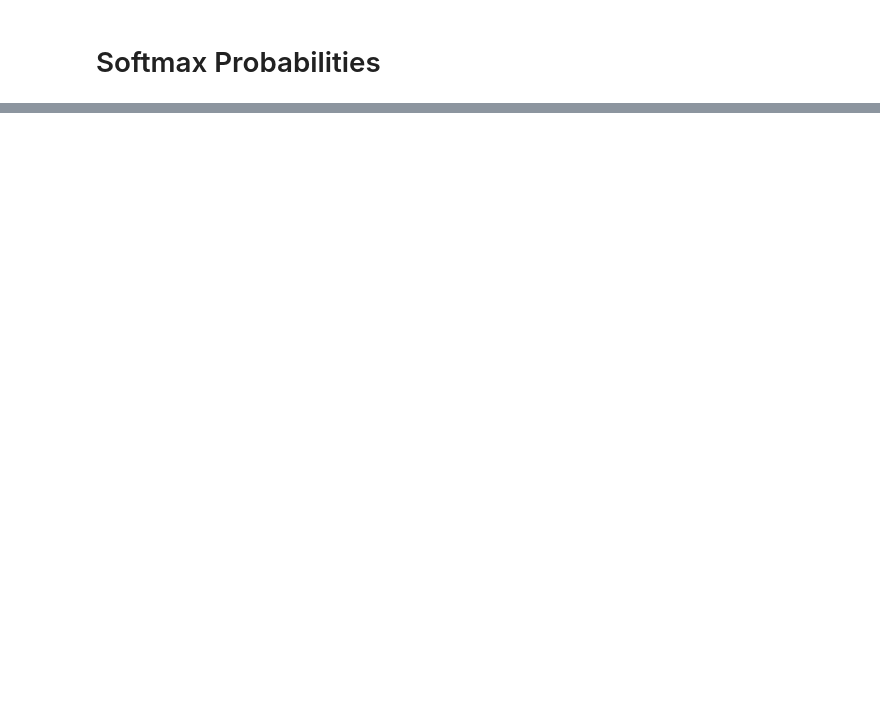
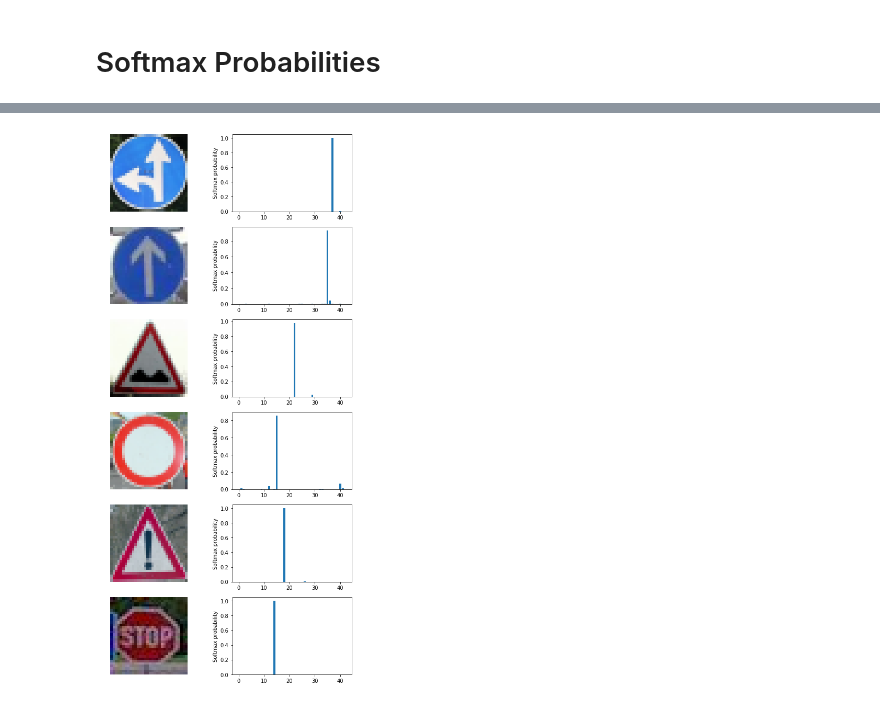
Before and after one commit to rajatgoyal715/Traffic-Sign-Classification, a Jupyter notebook: Traffic_Sign_Classifier.ipynb, the cells around one changed output, grey strips where cells are left out. Saved outputs shown, nothing was run; the diff lists cells and outputs as text; code cells hidden in the pictures; blank space fills up the shorter version.

```diff
--- a/Traffic_Sign_Classifier.ipynb
+++ b/Traffic_Sign_Classifier.ipynb
@@ -621,11 +641,17 @@ INFO:tensorflow:Restoring parameters from ./lenet
 # %%
-fig, axs = plt.subplots(8,2, figsize=(9, 19))
+fig, axs = plt.subplots(6,2, figsize=(9, 19))
 axs = axs.ravel()
+
+n_classes = 43
 
 for i in range(len(my_softmax_logits)*2):
     if i%2 == 0:
         axs[i].axis('off')
         axs[i].imshow(cv2.cvtColor(my_images[i//2], cv2.COLOR_BGR2RGB))
     else:
         axs[i].bar(np.arange(n_classes), my_softmax_logits[(i-1)//2])
         axs[i].set_ylabel('Softmax probability')
+
+plt.show()
+# %% [output]
+[figure, added]
```
Also changed, not shown: parts of 17 cells of this notebook, 8 other files.
